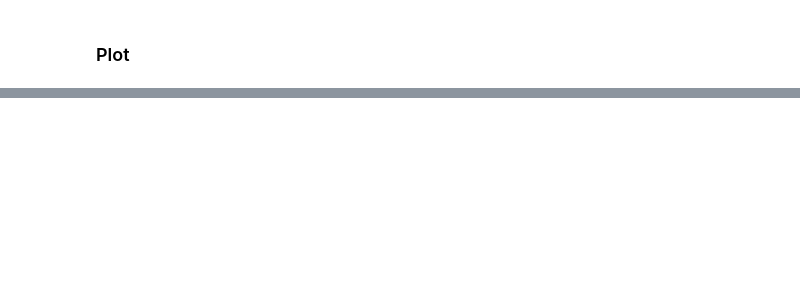
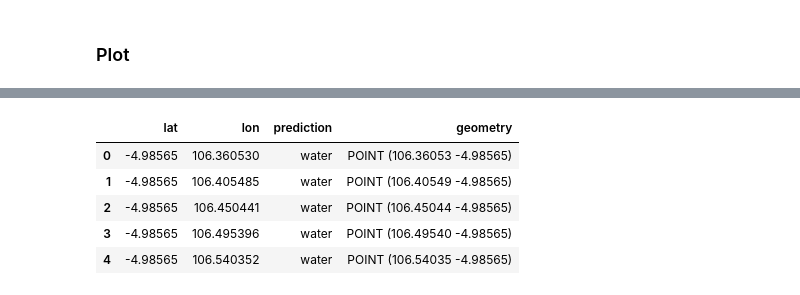
Before and after one commit to acl2171/wildfire_model, a Jupyter notebook: notebooks/csv_to_map.ipynb, the cells around one changed output, grey strips where cells are left out. Saved outputs shown, nothing was run; the diff lists cells and outputs as text; code cells hidden in the pictures; blank space fills up the shorter version.

```diff
--- a/notebooks/csv_to_map.ipynb
+++ b/notebooks/csv_to_map.ipynb
@@ -72,0 +74,11 @@ gdf.plot(['label'], markersize = 0.002, cmap = 'inferno', legend = True, figsize
+# %%
+pred = geopandas.read_file('../../finalproj_data/model_predictions/model_pred.shp')
+# %%
+pred.head()
+# %% [output]
+|  | lat | lon | prediction | geometry |
+| 0 | -4.98565 | 106.360530 | water | POINT (106.36053 -4.98565) |
+| 1 | -4.98565 | 106.405485 | water | POINT (106.40549 -4.98565) |
+| 2 | -4.98565 | 106.450441 | water | POINT (106.45044 -4.98565) |
+| 3 | -4.98565 | 106.495396 | water | POINT (106.49540 -4.98565) |
+| 4 | -4.98565 | 106.540352 | water | POINT (106.54035 -4.98565) |
```
Also changed, not shown: parts of 17 cells of this notebook, 2 other files.
